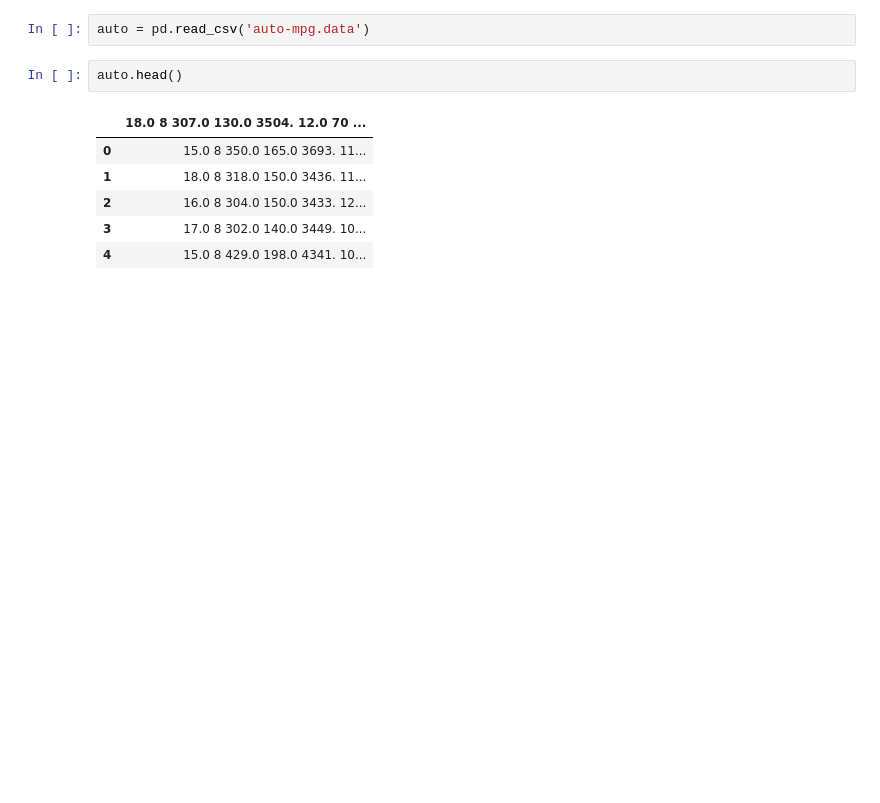
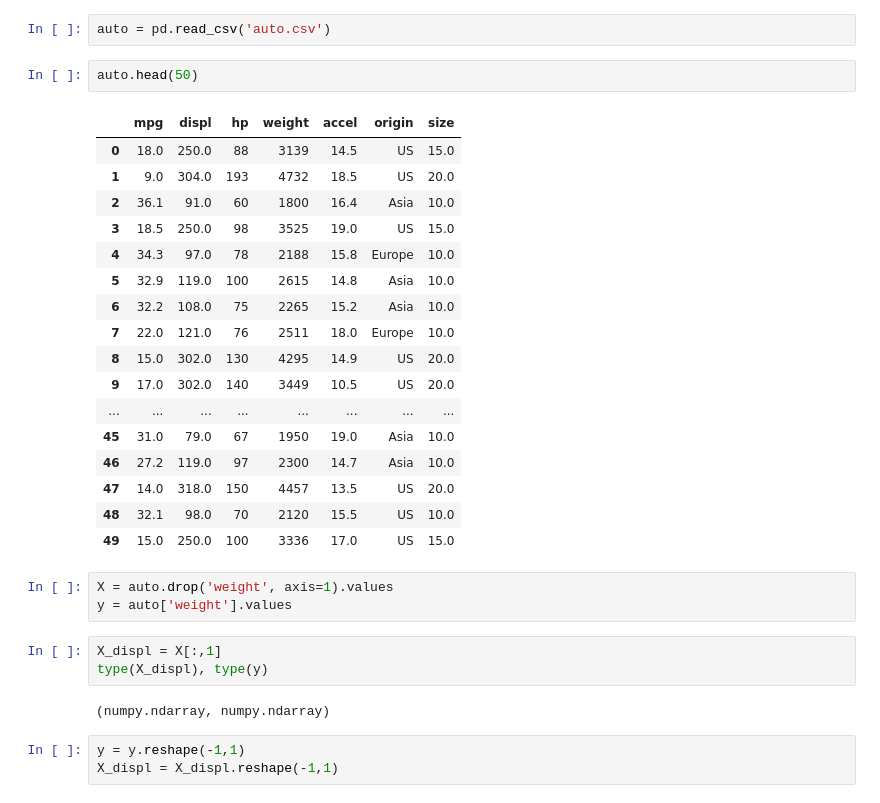
Before and after one commit to Charlotte-Natasha/Bathspa-Session1, a Jupyter notebook: auto.ipynb, the cells around one changed output. Saved outputs shown, nothing was run; the diff lists cells and outputs as text; blank space fills up the shorter version.

```diff
--- a/auto.ipynb
+++ b/auto.ipynb
@@ -8,11 +6,33 @@ Matplotlib is building the font cache; this may take a moment.
 # %%
-auto = pd.read_csv('auto-mpg.data')
+auto = pd.read_csv('auto.csv')
 # %%
-auto.head()
+auto.head(50)
 # %% [output]
-|  | 18.0 8 307.0 130.0 3504. 12.0 70 ... |
-| 0 | 15.0 8 350.0 165.0 3693. 11... |
-| 1 | 18.0 8 318.0 150.0 3436. 11... |
-| 2 | 16.0 8 304.0 150.0 3433. 12... |
-| 3 | 17.0 8 302.0 140.0 3449. 10... |
-| 4 | 15.0 8 429.0 198.0 4341. 10... |
+|  | mpg | displ | hp | weight | accel | origin | size |
+| 0 | 18.0 | 250.0 | 88 | 3139 | 14.5 | US | 15.0 |
+| 1 | 9.0 | 304.0 | 193 | 4732 | 18.5 | US | 20.0 |
+| 2 | 36.1 | 91.0 | 60 | 1800 | 16.4 | Asia | 10.0 |
+| 3 | 18.5 | 250.0 | 98 | 3525 | 19.0 | US | 15.0 |
+| 4 | 34.3 | 97.0 | 78 | 2188 | 15.8 | Europe | 10.0 |
+| 5 | 32.9 | 119.0 | 100 | 2615 | 14.8 | Asia | 10.0 |
+| 6 | 32.2 | 108.0 | 75 | 2265 | 15.2 | Asia | 10.0 |
+| 7 | 22.0 | 121.0 | 76 | 2511 | 18.0 | Europe | 10.0 |
+| 8 | 15.0 | 302.0 | 130 | 4295 | 14.9 | US | 20.0 |
+| 9 | 17.0 | 302.0 | 140 | 3449 | 10.5 | US | 20.0 |
+| ... | ... | ... | ... | ... | ... | ... | ... |
+| 45 | 31.0 | 79.0 | 67 | 1950 | 19.0 | Asia | 10.0 |
+| 46 | 27.2 | 119.0 | 97 | 2300 | 14.7 | Asia | 10.0 |
+| 47 | 14.0 | 318.0 | 150 | 4457 | 13.5 | US | 20.0 |
+| 48 | 32.1 | 98.0 | 70 | 2120 | 15.5 | US | 10.0 |
+| 49 | 15.0 | 250.0 | 100 | 3336 | 17.0 | US | 15.0 |
+# %%
+X = auto.drop('weight', axis=1).values
+y = auto['weight'].values
+# %%
+X_displ = X[:,1]
+type(X_displ), type(y)
+# %% [output]
+(numpy.ndarray, numpy.ndarray)
+# %%
+y = y.reshape(-1,1)
+X_displ = X_displ.reshape(-1,1)
```
Also changed, not shown: parts of 8 cells of this notebook, 4 other files.
